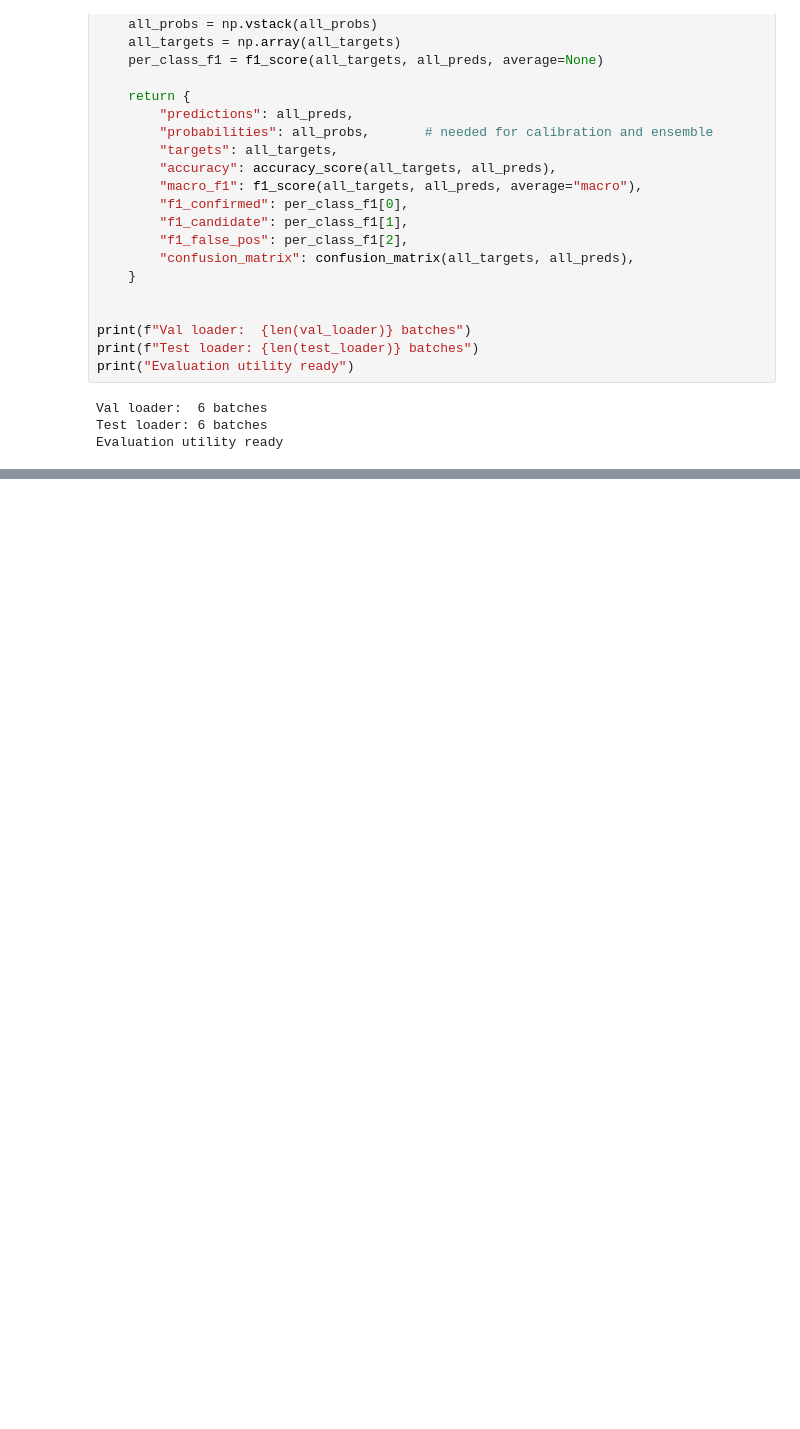
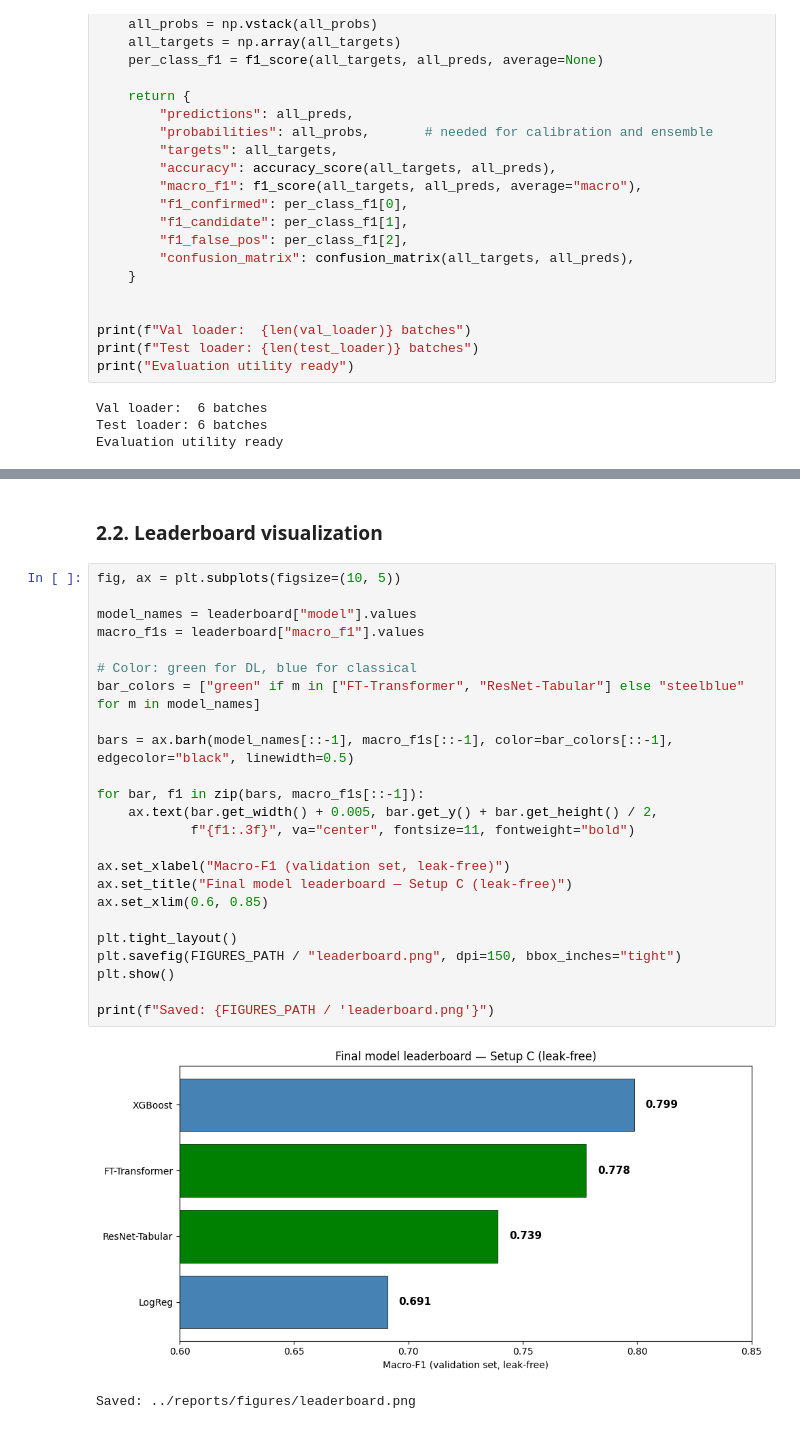
Before and after one commit to AhmedInv40/kepler-exoplanet-dl, a Jupyter notebook: notebooks/04_final_report.ipynb, the cells around one changed output, grey strips where cells are left out. Saved outputs shown, nothing was run; the diff lists cells and outputs as text; blank space fills up the shorter version.

Commit message:
final leaderboard validation results with visualization

```diff
--- a/notebooks/04_final_report.ipynb
+++ b/notebooks/04_final_report.ipynb
@@ -257,0 +301,29 @@ Evaluation utility ready
+# %% [markdown]
+### 2.2. Leaderboard visualization
+# %%
+fig, ax = plt.subplots(figsize=(10, 5))
+
+model_names = leaderboard["model"].values
+macro_f1s = leaderboard["macro_f1"].values
+
+# Color: green for DL, blue for classical
+bar_colors = ["green" if m in ["FT-Transformer", "ResNet-Tabular"] else "steelblue" for m in model_names]
+
+bars = ax.barh(model_names[::-1], macro_f1s[::-1], color=bar_colors[::-1], edgecolor="black", linewidth=0.5)
+
+for bar, f1 in zip(bars, macro_f1s[::-1]):
+    ax.text(bar.get_width() + 0.005, bar.get_y() + bar.get_height() / 2,
+            f"{f1:.3f}", va="center", fontsize=11, fontweight="bold")
+
+ax.set_xlabel("Macro-F1 (validation set, leak-free)")
+ax.set_title("Final model leaderboard — Setup C (leak-free)")
+ax.set_xlim(0.6, 0.85)
+
+plt.tight_layout()
+plt.savefig(FIGURES_PATH / "leaderboard.png", dpi=150, bbox_inches="tight")
+plt.show()
+
+print(f"Saved: {FIGURES_PATH / 'leaderboard.png'}")
+# %% [output]
+[figure, added]
+Saved: ../reports/figures/leaderboard.png
```
Also changed, not shown: parts of 4 cells of this notebook.
